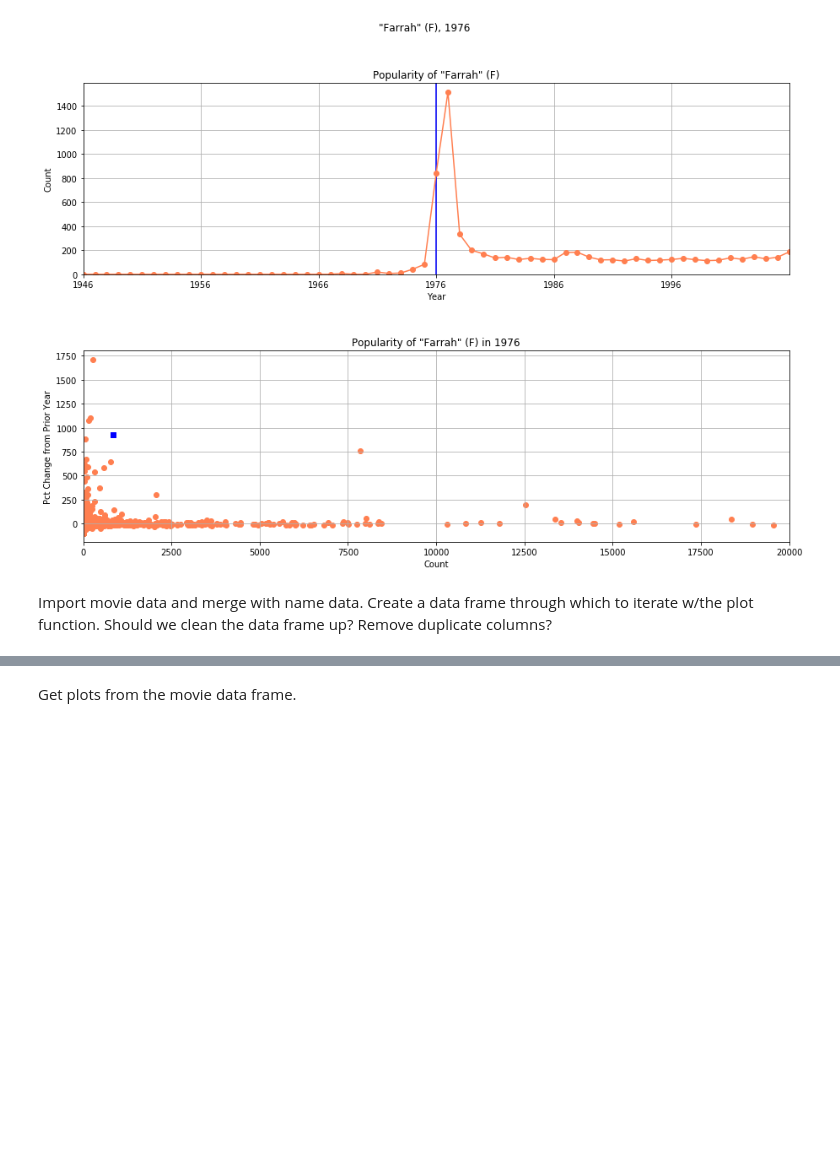
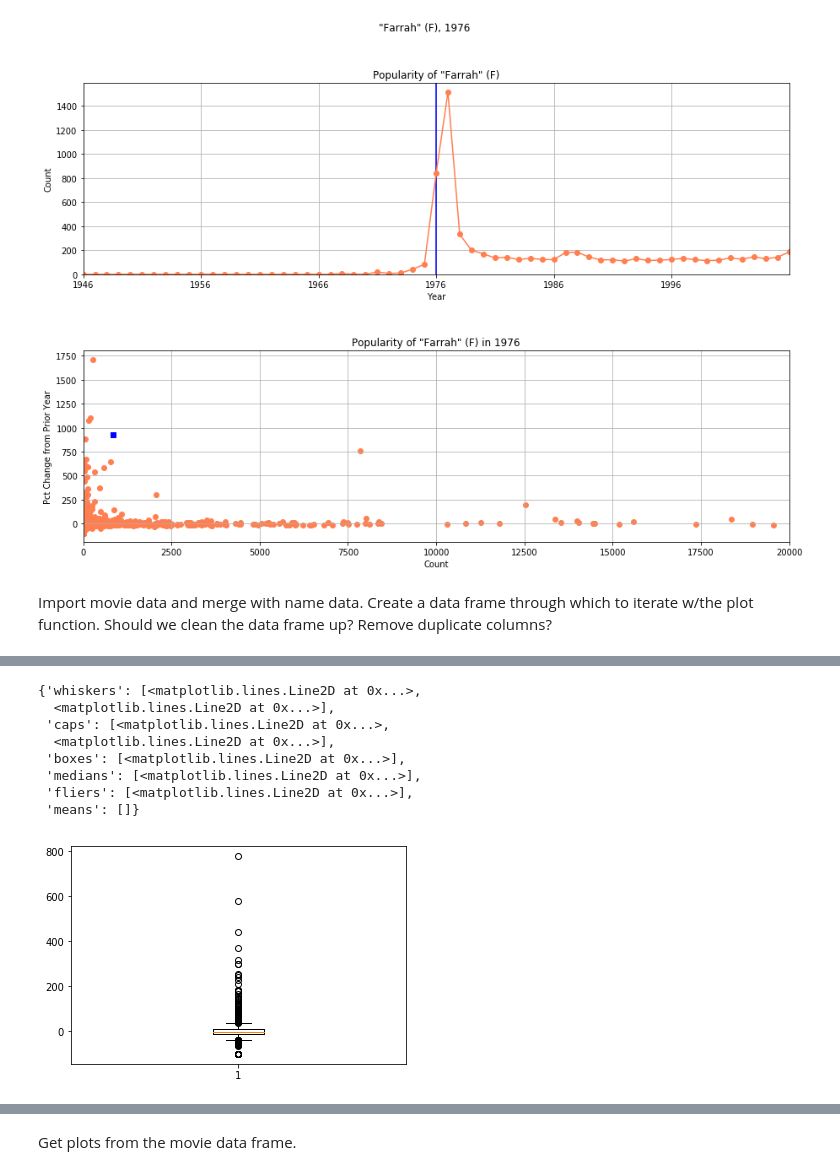
Before and after one commit to SagiNandKishore/project-1, a Jupyter notebook: Chris.ipynb, the cells around one changed output, grey strips where cells are left out. Drawn from its saved outputs; the diff is of its cells as text; code cells hidden in the pictures; blank space fills up the shorter version.

```diff
--- a/Chris.ipynb
+++ b/Chris.ipynb
@@ -141,3 +141,6 @@ sorted_df = filter_df.sort_values('Percent_Change',ascending = False)
 
 # uncomment to save a csv. adjust path.
 #sorted_df.to_csv('movie_spikes.csv')
+# %%
+movies_describe_df = movies_merged_df.replace([np.inf, -np.inf], np.nan).dropna(axis=0)
+movies_describe_df.head()
@@ -143,0 +166,12 @@ sorted_df = filter_df.sort_values('Percent_Change',ascending = False)
+# %%
+plt.boxplot(movies_describe_df['Percent_Change'])
+# %% [output]
+{'whiskers': [<matplotlib.lines.Line2D at 0x...>,
+  <matplotlib.lines.Line2D at 0x...>],
+ 'caps': [<matplotlib.lines.Line2D at 0x...>,
+  <matplotlib.lines.Line2D at 0x...>],
+ 'boxes': [<matplotlib.lines.Line2D at 0x...>],
+ 'medians': [<matplotlib.lines.Line2D at 0x...>],
+ 'fliers': [<matplotlib.lines.Line2D at 0x...>],
+ 'means': []}
+[figure, added]
```
Also changed, not shown: parts of 12 cells of this notebook, 8 other files.
